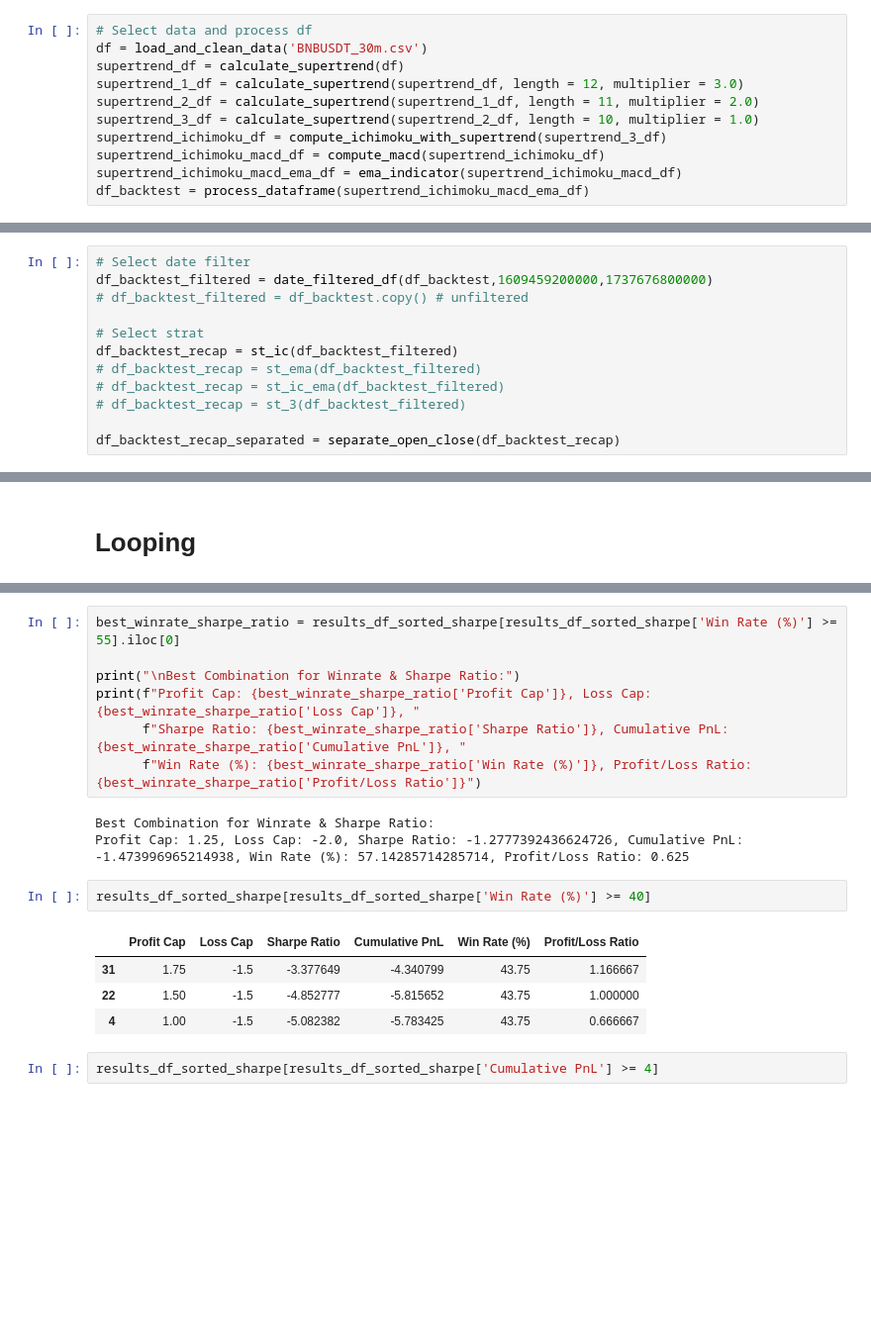
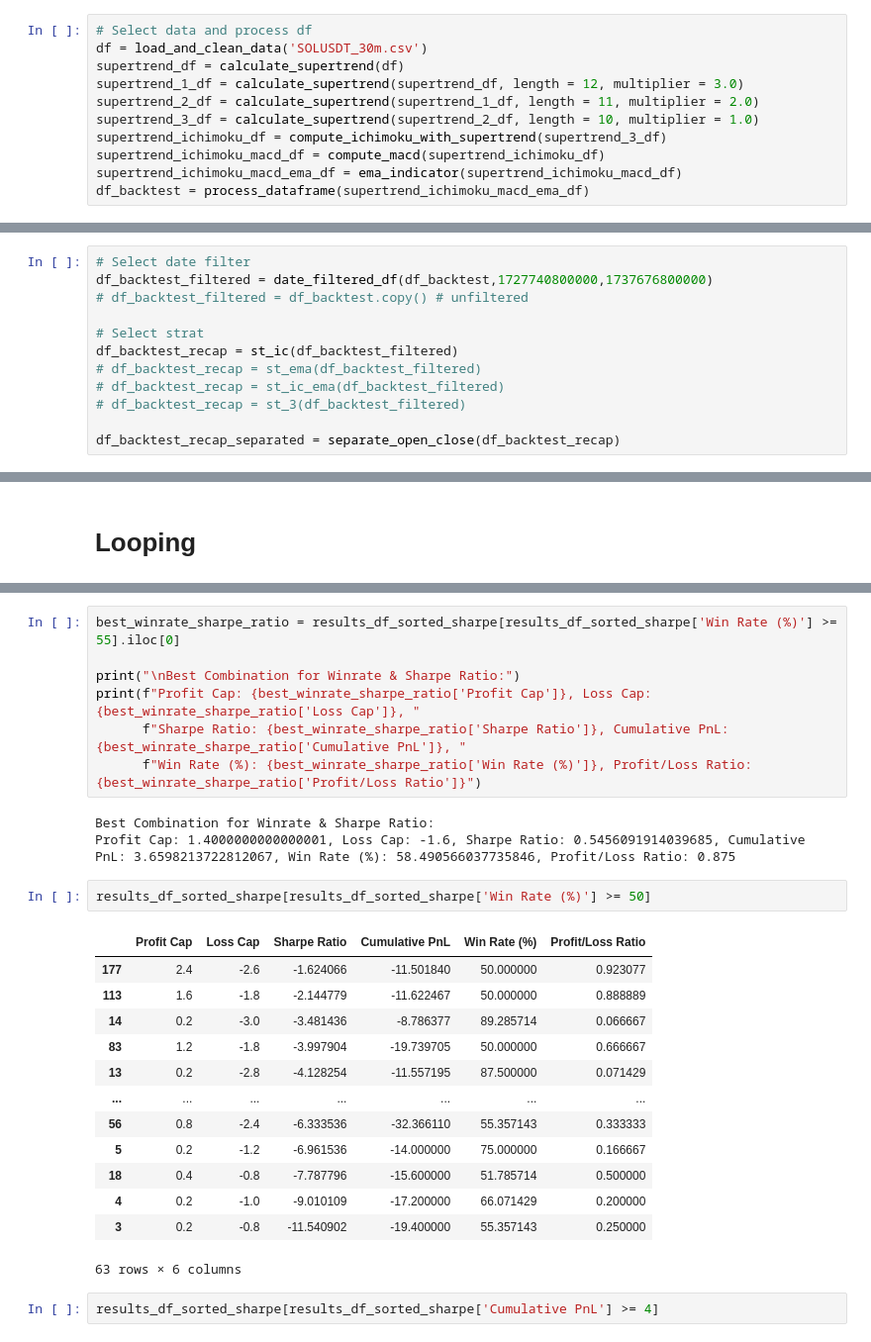
Before and after one commit to rheza-bitwyre/local-share-2, a Jupyter notebook: 03X_ST_IC/01_dev/03X_ST_IC_MACD_EMA.ipynb, the cells around one changed output, grey strips where cells are left out. Shown at 99% size. Cells and saved outputs as stored; diff of their text form; blank space fills up the shorter version.

```diff
--- a/03X_ST_IC/01_dev/03X_ST_IC_MACD_EMA.ipynb
+++ b/03X_ST_IC/01_dev/03X_ST_IC_MACD_EMA.ipynb
@@ -3479,7 +3479,7 @@ def plot_realized_pnl(backtest_trade_sim):
 # MAIN
 # %%
 # Select data and process df
-df = load_and_clean_data('BNBUSDT_30m.csv')
+df = load_and_clean_data('SOLUSDT_30m.csv')
 supertrend_df = calculate_supertrend(df)
 supertrend_1_df = calculate_supertrend(supertrend_df, length = 12, multiplier = 3.0)
 supertrend_2_df = calculate_supertrend(supertrend_1_df, length = 11, multiplier = 2.0)
@@ -3503,7 +3503,7 @@ df_backtest = process_dataframe(supertrend_ichimoku_macd_ema_df)
 - 1737676800000 -  January 24, 2025 12:00:00 AM
 # %%
 # Select date filter
-df_backtest_filtered = date_filtered_df(df_backtest,1609459200000,1737676800000)
+df_backtest_filtered = date_filtered_df(df_backtest,1727740800000,1737676800000)
 # df_backtest_filtered = df_backtest.copy() # unfiltered
 
 # Select strat
@@ -3694,14 +3694,23 @@ print(f"Profit Cap: {best_winrate_sharpe_ratio['Profit Cap']}, Loss Cap: {best_w
       f"Win Rate (%): {best_winrate_sharpe_ratio['Win Rate (%)']}, Profit/Loss Ratio: {best_winrate_sharpe_ratio['Profit/Loss Ratio']}")
 # %% [output]
 Best Combination for Winrate & Sharpe Ratio:
-Profit Cap: 1.25, Loss Cap: -2.0, Sharpe Ratio: -1.2777392436624726, Cumulative PnL: -1.473996965214938, Win Rate (%): 57.14285714285714, Profit/Loss Ratio: 0.625
+Profit Cap: 1.4000000000000001, Loss Cap: -1.6, Sharpe Ratio: 0.5456091914039685, Cumulative PnL: 3.6598213722812067, Win Rate (%): 58.490566037735846, Profit/Loss Ratio: 0.875
 # %%
-results_df_sorted_sharpe[results_df_sorted_sharpe['Win Rate (%)'] >= 40]
+results_df_sorted_sharpe[results_df_sorted_sharpe['Win Rate (%)'] >= 50]
 # %% [output]
 |  | Profit Cap | Loss Cap | Sharpe Ratio | Cumulative PnL | Win Rate (%) | Profit/Loss Ratio |
-| 31 | 1.75 | -1.5 | -3.377649 | -4.340799 | 43.75 | 1.166667 |
-| 22 | 1.50 | -1.5 | -4.852777 | -5.815652 | 43.75 | 1.000000 |
-| 4 | 1.00 | -1.5 | -5.082382 | -5.783425 | 43.75 | 0.666667 |
+| 177 | 2.4 | -2.6 | -1.624066 | -11.501840 | 50.000000 | 0.923077 |
+| 113 | 1.6 | -1.8 | -2.144779 | -11.622467 | 50.000000 | 0.888889 |
+| 14 | 0.2 | -3.0 | -3.481436 | -8.786377 | 89.285714 | 0.066667 |
+| 83 | 1.2 | -1.8 | -3.997904 | -19.739705 | 50.000000 | 0.666667 |
+| 13 | 0.2 | -2.8 | -4.128254 | -11.557195 | 87.500000 | 0.071429 |
+| ... | ... | ... | ... | ... | ... | ... |
+| 56 | 0.8 | -2.4 | -6.333536 | -32.366110 | 55.357143 | 0.333333 |
+| 5 | 0.2 | -1.2 | -6.961536 | -14.000000 | 75.000000 | 0.166667 |
+| 18 | 0.4 | -0.8 | -7.787796 | -15.600000 | 51.785714 | 0.500000 |
+| 4 | 0.2 | -1.0 | -9.010109 | -17.200000 | 66.071429 | 0.200000 |
+| 3 | 0.2 | -0.8 | -11.540902 | -19.400000 | 55.357143 | 0.250000 |
+63 rows × 6 columns
 # %%
 results_df_sorted_sharpe[results_df_sorted_sharpe['Cumulative PnL'] >= 4]
 # %% [output]
```
Also changed, not shown: parts of 5 cells of this notebook, 15 other files.
